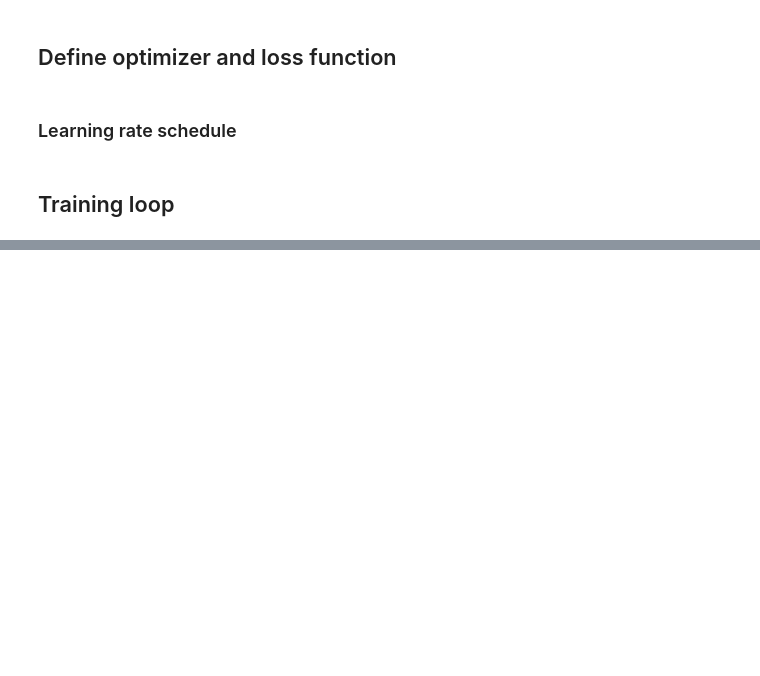
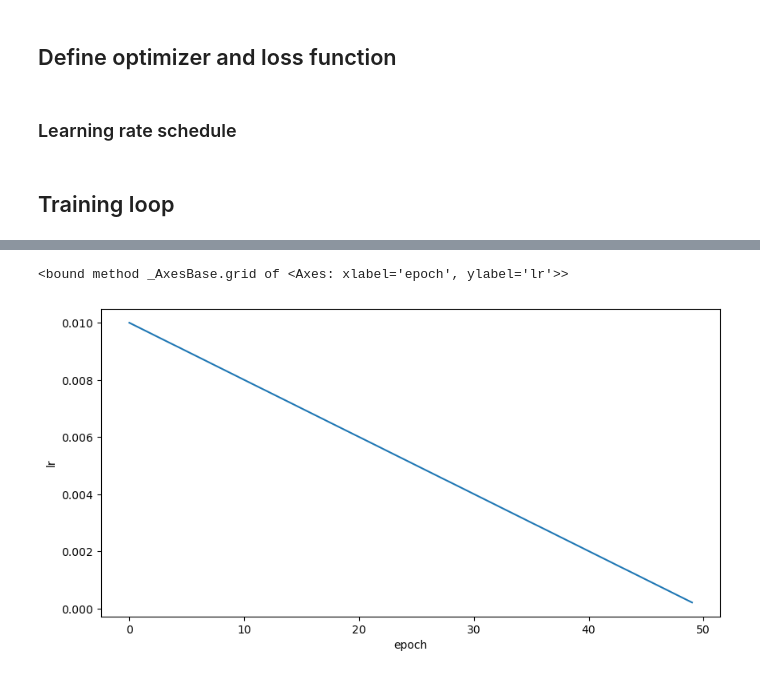
Before and after one commit to DanielZhicool/Deep-Learning, a Jupyter notebook: Lab_4.ipynb, the cells around one changed output, grey strips where cells are left out. Cells and saved outputs as stored; diff of their text form; code cells hidden in the pictures; blank space fills up the shorter version.

```diff
--- a/Lab_4.ipynb
+++ b/Lab_4.ipynb
@@ -144,7 +145,7 @@ scheduler = lr_scheduler.LinearLR(optimizer, start_factor=1, end_factor=1e-1, to
 ## Training loop
 # %%
 train_loss_history = []
-train_lr_history = []
+lr_history = []
 # %%
 def train(dataloader, model, loss_fn, optimizer):
     size = len(dataloader.dataset)
@@ -243,0 +245,10 @@ ax2.grid()
+# %%
+fig, ax = plt.subplots(figsize=(10, 5))
+
+ax.plot(lr_history)
+ax.set_xlabel('epoch')
+ax.set_ylabel('lr')
+ax.grid
+# %% [output]
+<bound method _AxesBase.grid of <Axes: xlabel='epoch', ylabel='lr'>>
+[figure, added]
```
Also changed, not shown: parts of 7 cells of this notebook, 2 other files.
